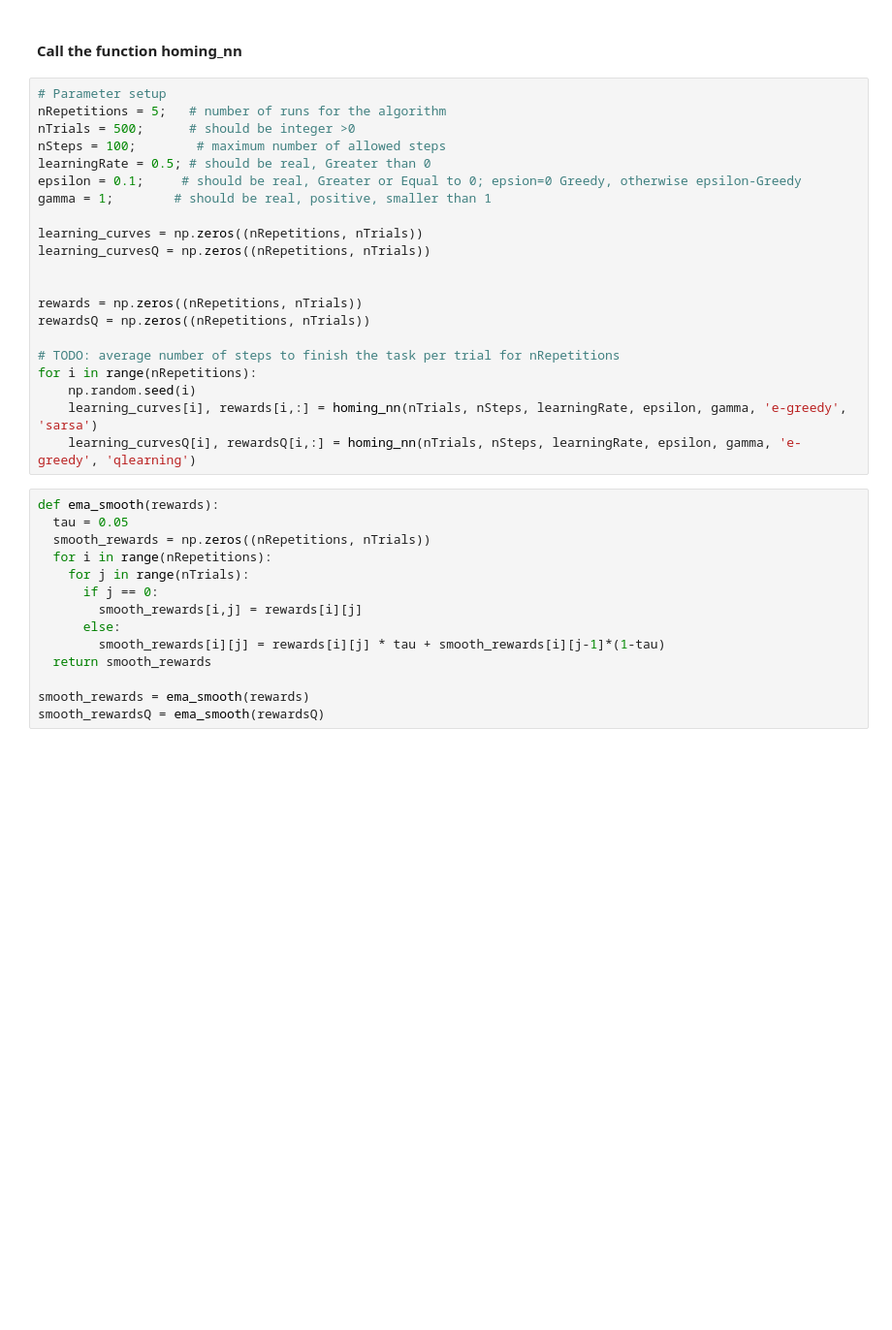
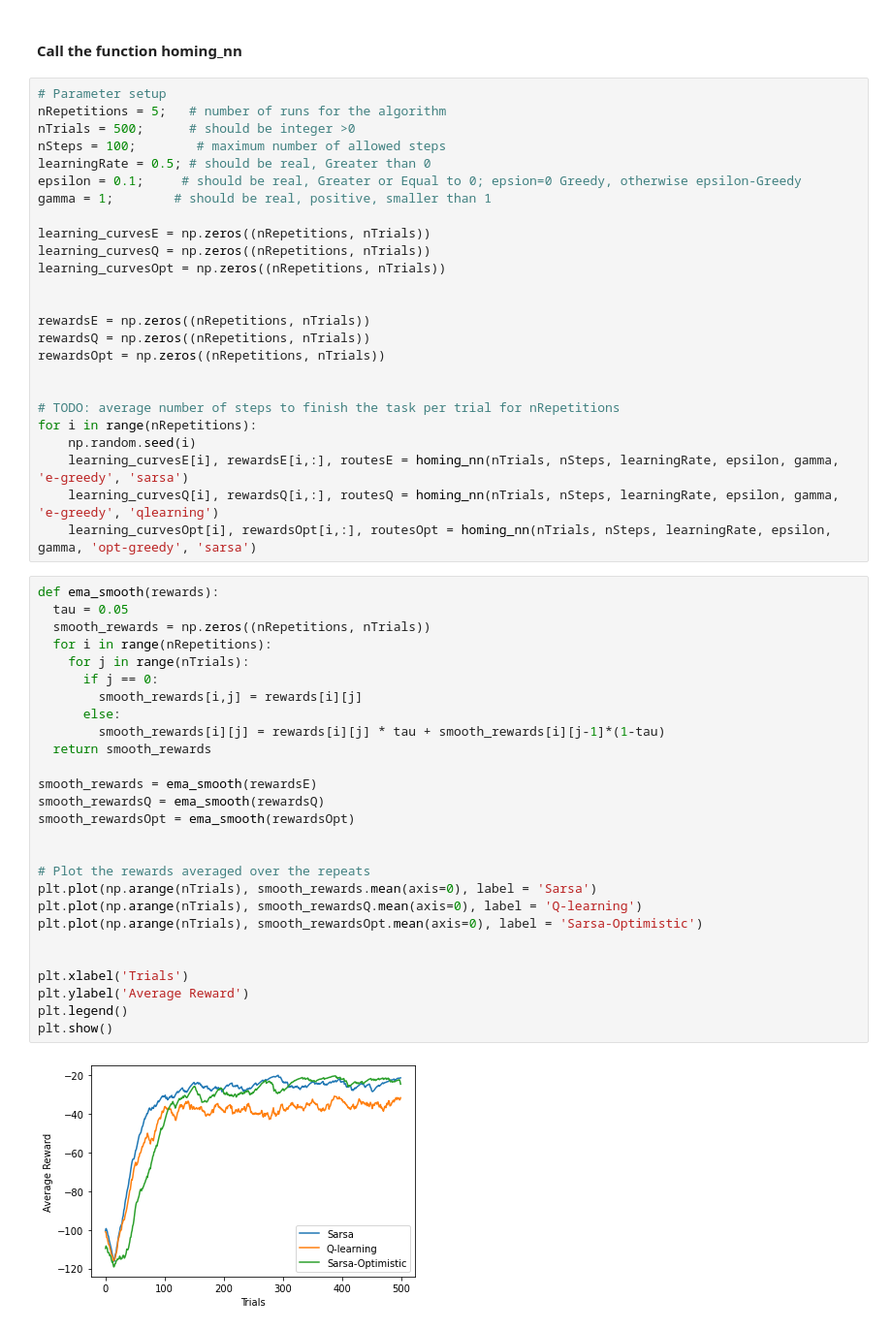
Before and after one commit to Topolewski-Kamil/robot-reinforcement-learning, a Jupyter notebook: robot.ipynb, the cells around one changed output. Shown: that part at 97% size. Drawn from its saved outputs; the diff is of its cells as text; blank space fills up the shorter version.

```diff
--- a/robot.ipynb
+++ b/robot.ipynb
@@ -187,29 +191,48 @@ learningRate = 0.5; # should be real, Greater than 0
 epsilon = 0.1;     # should be real, Greater or Equal to 0; epsion=0 Greedy, otherwise epsilon-Greedy
 gamma = 1;        # should be real, positive, smaller than 1
 
-learning_curves = np.zeros((nRepetitions, nTrials))
+learning_curvesE = np.zeros((nRepetitions, nTrials))
 learning_curvesQ = np.zeros((nRepetitions, nTrials))
+learning_curvesOpt = np.zeros((nRepetitions, nTrials))
 
 
-rewards = np.zeros((nRepetitions, nTrials))
+rewardsE = np.zeros((nRepetitions, nTrials))
 rewardsQ = np.zeros((nRepetitions, nTrials))
+rewardsOpt = np.zeros((nRepetitions, nTrials))
+
 
 # TODO: average number of steps to finish the task per trial for nRepetitions
 for i in range(nRepetitions):
     np.random.seed(i)
-    learning_curves[i], rewards[i,:] = homing_nn(nTrials, nSteps, learningRate, epsilon, gamma, 'e-greedy', 'sarsa')
-    learning_curvesQ[i], rewardsQ[i,:] = homing_nn(nTrials, nSteps, learningRate, epsilon, gamma, 'e-greedy', 'qlearning')
+    learning_curvesE[i], rewardsE[i,:], routesE = homing_nn(nTrials, nSteps, learningRate, epsilon, gamma, 'e-greedy', 'sarsa')
+    learning_curvesQ[i], rewardsQ[i,:], routesQ = homing_nn(nTrials, nSteps, learningRate, epsilon, gamma, 'e-greedy', 'qlearning')
+    learning_curvesOpt[i], rewardsOpt[i,:], routesOpt = homing_nn(nTrials, nSteps, learningRate, epsilon, gamma, 'opt-greedy', 'sarsa')
 # %%
 def ema_smooth(rewards):
   tau = 0.05
   smooth_rewards = np.zeros((nRepetitions, nTrials))
   for i in range(nRepetitions):
     for j in range(nTrials):
       if j == 0:
         smooth_rewards[i,j] = rewards[i][j]
       else:
         smooth_rewards[i][j] = rewards[i][j] * tau + smooth_rewards[i][j-1]*(1-tau)
   return smooth_rewards
 
-smooth_rewards = ema_smooth(rewards)
+smooth_rewards = ema_smooth(rewardsE)
 smooth_rewardsQ = ema_smooth(rewardsQ)
+smooth_rewardsOpt = ema_smooth(rewardsOpt)
+
+
+# Plot the rewards averaged over the repeats
+plt.plot(np.arange(nTrials), smooth_rewards.mean(axis=0), label = 'Sarsa')
+plt.plot(np.arange(nTrials), smooth_rewardsQ.mean(axis=0), label = 'Q-learning')
+plt.plot(np.arange(nTrials), smooth_rewardsOpt.mean(axis=0), label = 'Sarsa-Optimistic')
+
+
+plt.xlabel('Trials')
+plt.ylabel('Average Reward')
+plt.legend()
+plt.show()
+# %% [output]
+[figure, added]
```
Also changed, not shown: parts of 4 cells of this notebook.
